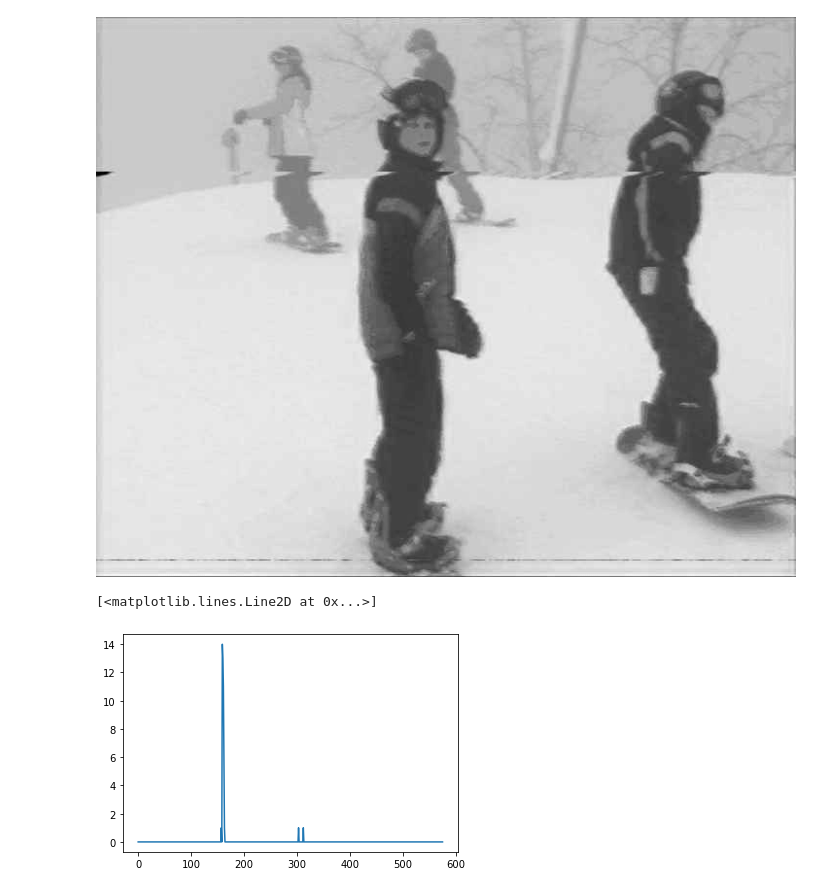
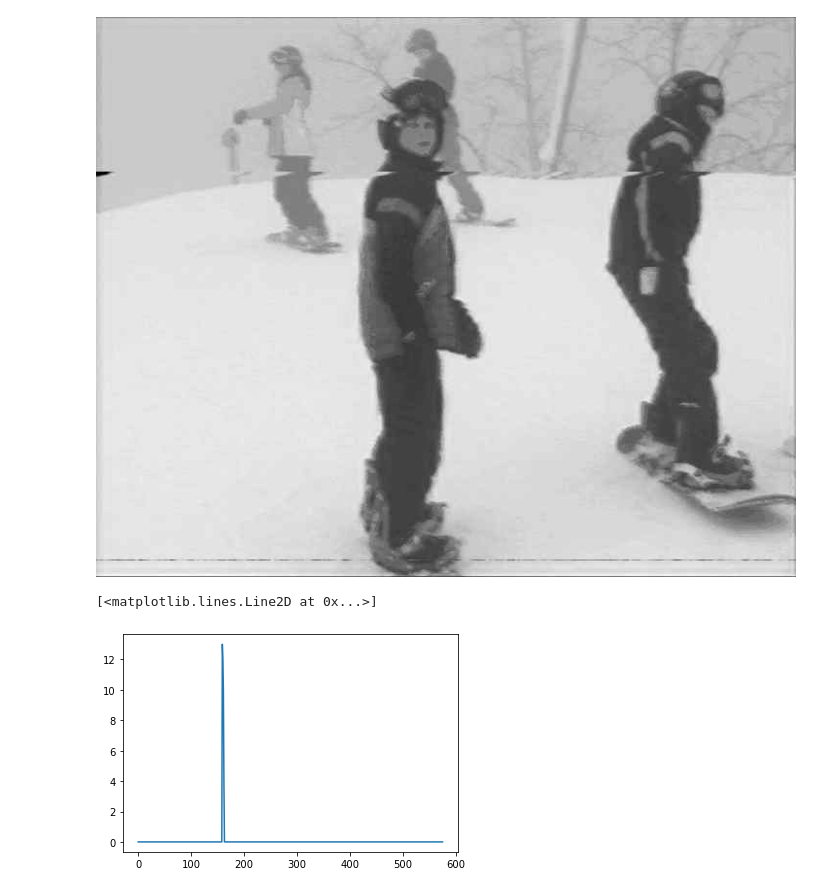
Before and after one commit to EpicKiwi/projet-datascience, a Jupyter notebook: notebooks/black_white_line.ipynb, the cells around one changed output. Saved outputs shown, nothing was run; the diff lists cells and outputs as text; code cells hidden in the pictures.

```diff
--- a/notebooks/black_white_line.ipynb
+++ b/notebooks/black_white_line.ipynb
@@ -106,11 +110,11 @@ display(Image.fromarray(img_transform))
 # %% [output]
 [figure]
 # %%
-threshold = 50
+threshold = 20
 mask = np.where((img_transform[:,:,0] < threshold) & (img_transform[:,:,1] < threshold) & (img_transform[:,:,2] < threshold), 1, 0)
 hist = np.sum(mask, axis=1)
 
 plt.plot(hist)
 # %% [output]
 [<matplotlib.lines.Line2D at 0x...>]
-[figure, old version]
+[figure, new version]
```
Also changed, not shown: parts of 7 cells of this notebook, 1 other file.
